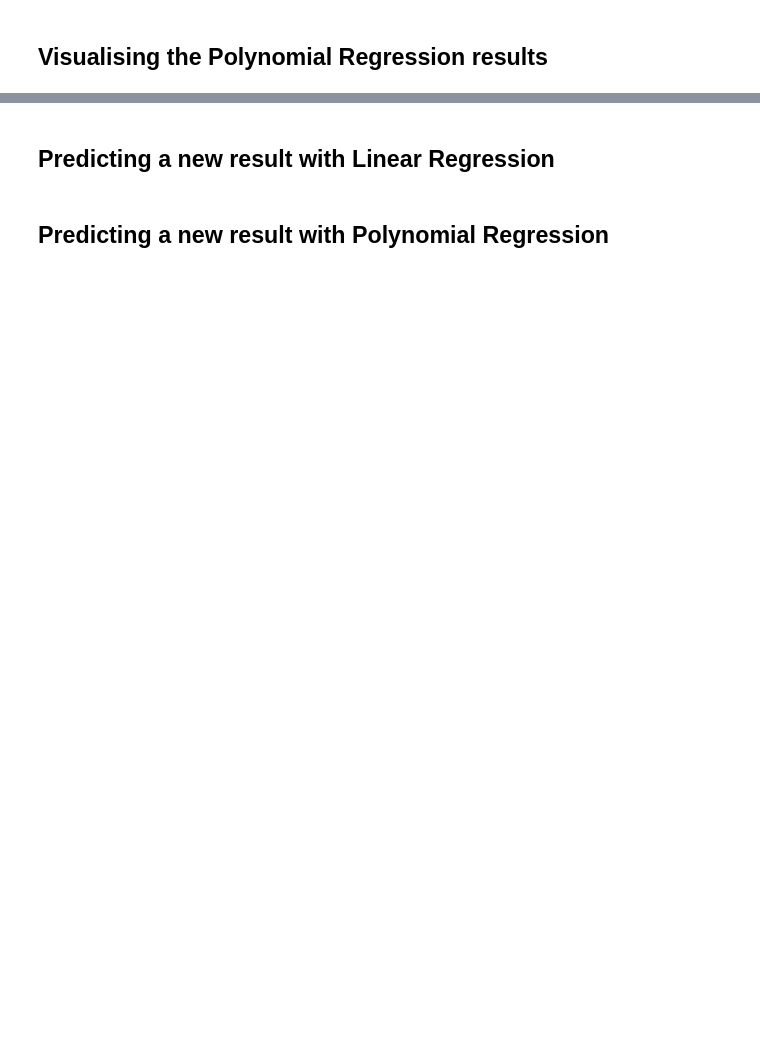
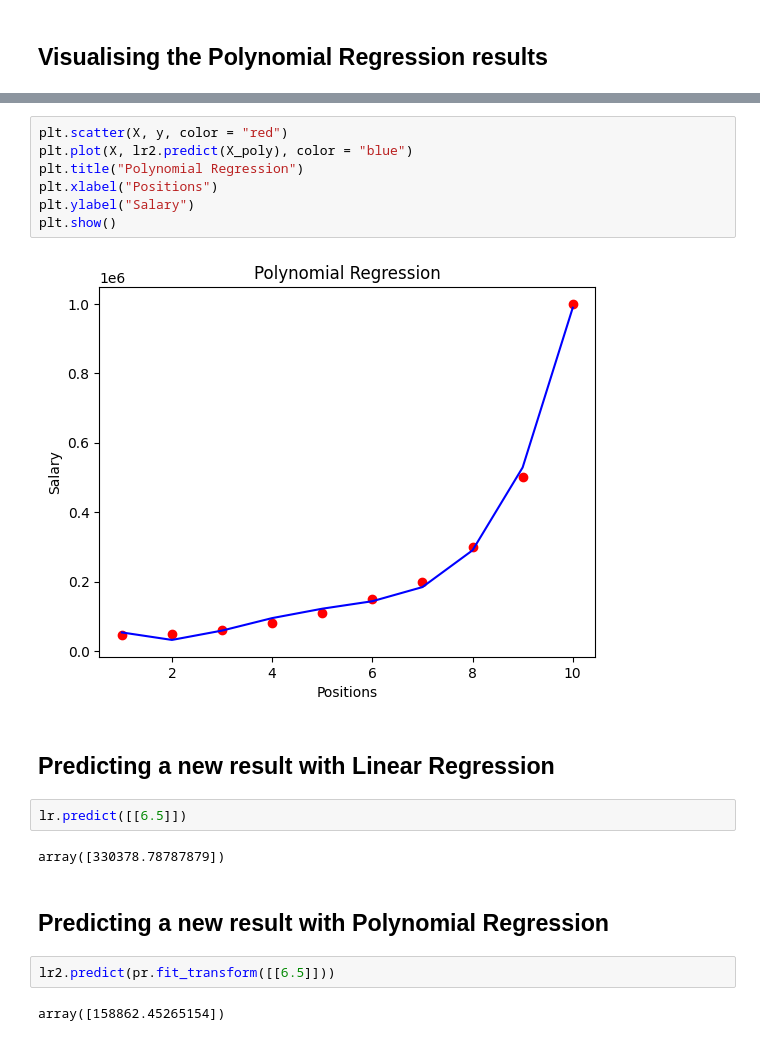
Before and after one commit to anadikulkarni/udemy-machine-learning-a-to-z, a Jupyter notebook: Datasets and Code/Part 2 - Regression/Section 6 - Polynomial Regression/Python/polynomial_regression.ipynb, the cells around one changed output, grey strips where cells are left out. Saved outputs shown, nothing was run; the diff lists cells and outputs as text; blank space fills up the shorter version.

```diff
--- a/Datasets and Code/Part 2 - Regression/Section 6 - Polynomial Regression/Python/polynomial_regression.ipynb
+++ b/Datasets and Code/Part 2 - Regression/Section 6 - Polynomial Regression/Python/polynomial_regression.ipynb
@@ -15,4 +47,21 @@
+# %%
+plt.scatter(X, y, color = "red")
+plt.plot(X, lr2.predict(X_poly), color = "blue")
+plt.title("Polynomial Regression")
+plt.xlabel("Positions")
+plt.ylabel("Salary")
+plt.show()
+# %% [output]
+[figure, added]
 # %% [markdown]
 ## Predicting a new result with Linear Regression
+# %%
+lr.predict([[6.5]])
+# %% [output]
+array([330378.78787879])
 # %% [markdown]
 ## Predicting a new result with Polynomial Regression
+# %%
+lr2.predict(pr.fit_transform([[6.5]]))
+# %% [output]
+array([158862.45265154])
```
Also changed, not shown: parts of 7 cells of this notebook.
